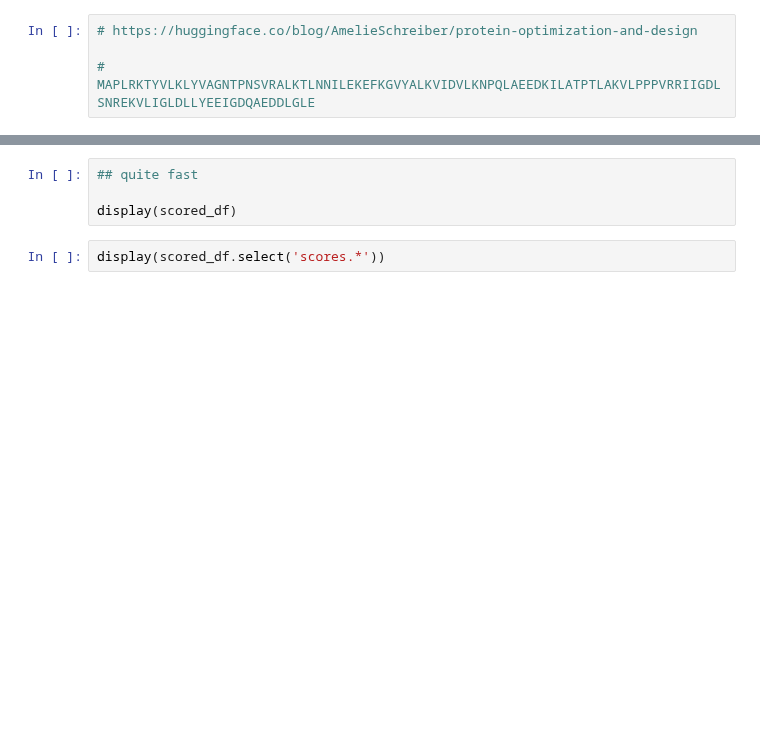
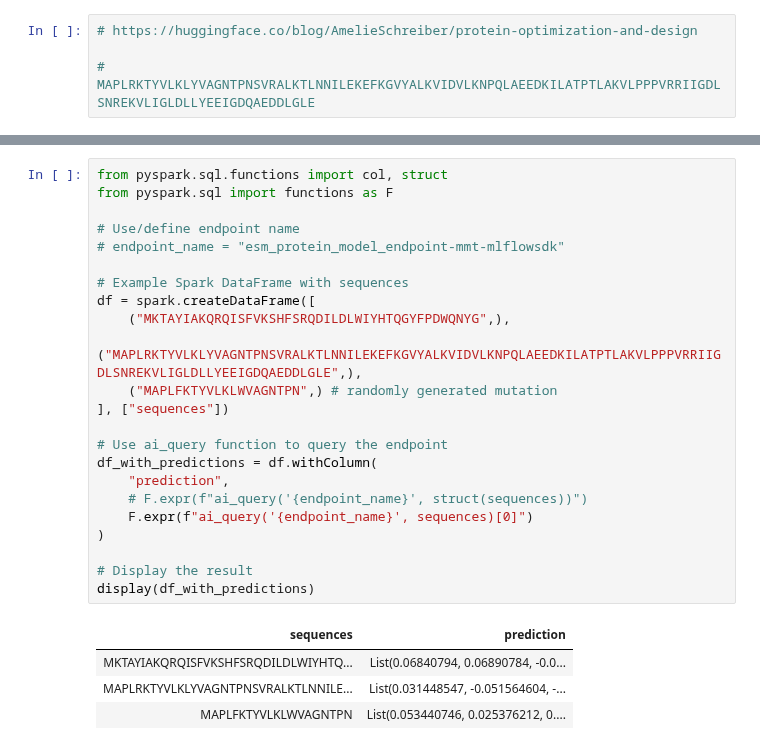
Before and after one commit to databricks-solutions/databricks-blogposts, a Jupyter notebook: managing_ml_library_dependency_on_databricks/codesnippets_custom_pyfunc.ipynb, the cells around one changed output, grey strips where cells are left out. Saved outputs shown, nothing was run; the diff lists cells and outputs as text; blank space fills up the shorter version.

Commit message:
update codesnippets_custom_pyfunc.ipynb to use databricks-sdk / workspace client & ai_query

```diff
--- a/managing_ml_library_dependency_on_databricks/codesnippets_custom_pyfunc.ipynb
+++ b/managing_ml_library_dependency_on_databricks/codesnippets_custom_pyfunc.ipynb
@@ -540,6 +535,28 @@ scored_df = df.withColumn("scores", score_model_udf(col("sequences")))
-# %%
-## quite fast
-
-display(scored_df)
-# %%
-display(scored_df.select('scores.*'))
+# %%
+from pyspark.sql.functions import col, struct
+from pyspark.sql import functions as F
+
+# Use/define endpoint name
+# endpoint_name = "esm_protein_model_endpoint-mmt-mlflowsdk"
+
+# Example Spark DataFrame with sequences
+df = spark.createDataFrame([
+    ("MKTAYIAKQRQISFVKSHFSRQDILDLWIYHTQGYFPDWQNYG",),
+    ("MAPLRKTYVLKLYVAGNTPNSVRALKTLNNILEKEFKGVYALKVIDVLKNPQLAEEDKILATPTLAKVLPPPVRRIIGDLSNREKVLIGLDLLYEEIGDQAEDDLGLE",),
+    ("MAPLFKTYVLKLWVAGNTPN",) # randomly generated mutation
+], ["sequences"])
+
+# Use ai_query function to query the endpoint
+df_with_predictions = df.withColumn(
+    "prediction",
+    # F.expr(f"ai_query('{endpoint_name}', struct(sequences))")
+    F.expr(f"ai_query('{endpoint_name}', sequences)[0]")
+)
+
+# Display the result
+display(df_with_predictions)
+# %% [output]
+| sequences | prediction |
+| MKTAYIAKQRQISFVKSHFSRQDILDLWIYHTQ... | List(0.06840794, 0.06890784, -0.0... |
+| MAPLRKTYVLKLYVAGNTPNSVRALKTLNNILE... | List(0.031448547, -0.051564604, -... |
+| MAPLFKTYVLKLWVAGNTPN | List(0.053440746, 0.025376212, 0.... |
```
Also changed, not shown: parts of 42 cells of this notebook.
